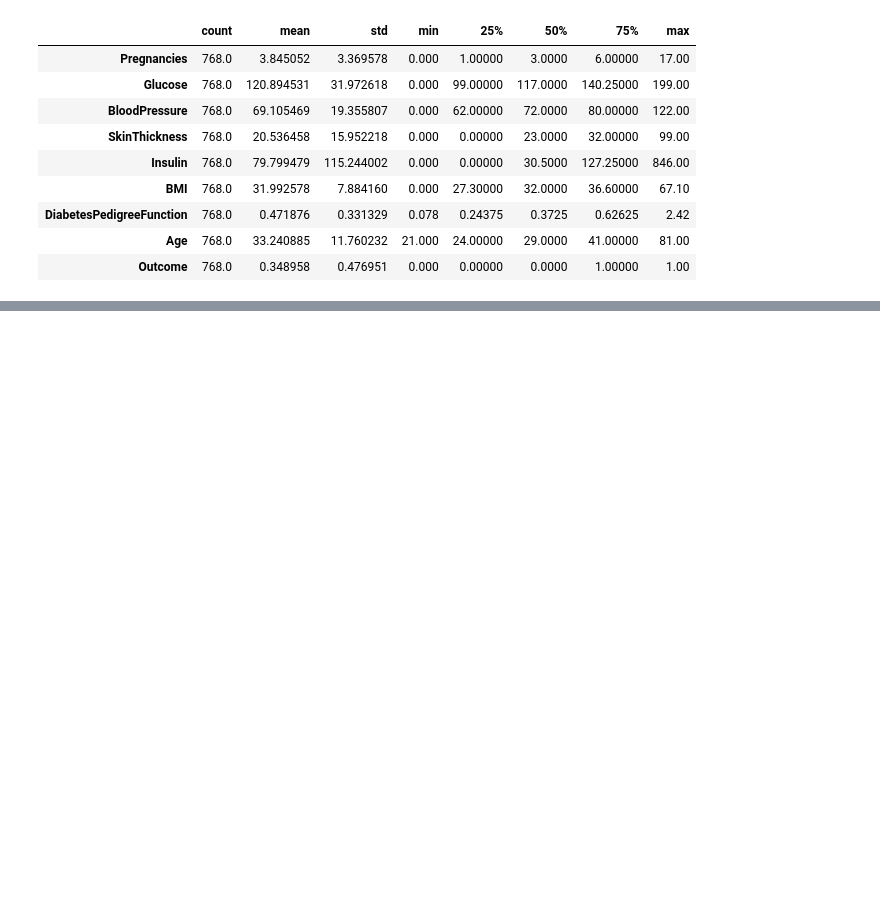
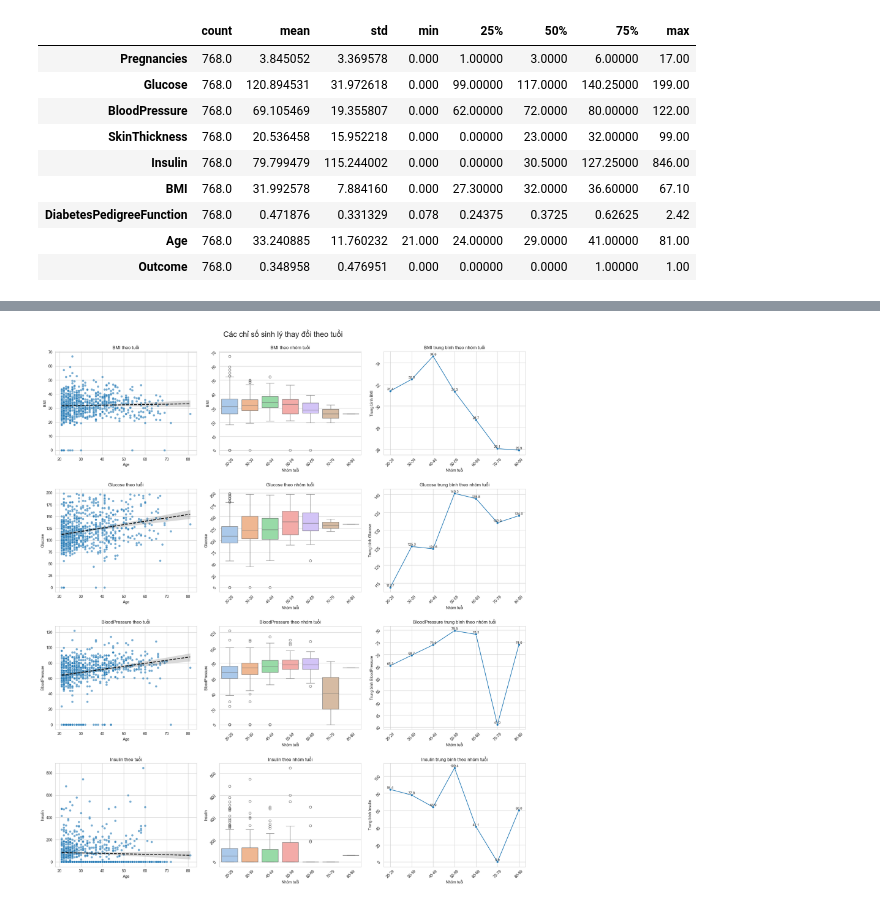
Before and after one commit to LeQuocBinh25/ThucHanh-TTNT, a Jupyter notebook: index.ipynb, the cells around one changed output, grey strips where cells are left out. Saved outputs shown, nothing was run; the diff lists cells and outputs as text; code cells hidden in the pictures; blank space fills up the shorter version.

```diff
--- a/index.ipynb
+++ b/index.ipynb
@@ -264,0 +376,56 @@ plt.show()
+# %%
+import pandas as pd
+import seaborn as sns
+import matplotlib.pyplot as plt
+import numpy as np
+import warnings
+warnings.filterwarnings("ignore")
+
+columns = ['Pregnancies','Glucose','BloodPressure','SkinThickness',
+           'Insulin','BMI','DiabetesPedigreeFunction','Age','Outcome']
+df = pd.read_csv('pima-indians-diabetes.csv', names=columns)
+
+bins = [20, 30, 40, 50, 60, 70, 80, 90]
+labels = ['20-29', '30-39', '40-49', '50-59', '60-69', '70-79', '80-89']
+df['Age_Group'] = pd.cut(df['Age'], bins=bins, labels=labels, right=False)
+
+features = ['BMI', 'Glucose', 'BloodPressure', 'Insulin']
+
+sns.set_style('whitegrid')
+fig, axes = plt.subplots(4, 3, figsize=(18, 20))
+axes = axes.flatten()
+
+for i, feat in enumerate(features):
+    # 1) Scatter + trendline (tất cả data)
+    ax = axes[i*3 + 0]
+    sns.scatterplot(data=df, x='Age', y=feat, color='#1f77b4', alpha=0.6, ax=ax)
+    sns.regplot(data=df, x='Age', y=feat, scatter=False, ax=ax,
+                line_kws={'color':'black','lw':2,'ls':'--'})
+    ax.set_title(f'{feat} theo tuổi')
+    ax.set_xlabel('Age')
+    ax.set_ylabel(feat)
+
+    # 2) Boxplot theo nhóm tuổi
+    ax = axes[i*3 + 1]
+    sns.boxplot(data=df, x='Age_Group', y=feat, ax=ax, palette='pastel')
+    ax.set_title(f'{feat} theo nhóm tuổi')
+    ax.set_xlabel('Nhóm tuổi')
+    ax.set_ylabel(feat)
+    ax.tick_params(rotation=45)
+
+    # 3) Trung bình theo nhóm tuổi
+    avg = df.groupby('Age_Group')[feat].mean().reset_index()
+    ax = axes[i*3 + 2]
+    sns.lineplot(data=avg, x='Age_Group', y=feat, marker='o', ax=ax, color='tab:blue')
+    ax.set_title(f'{feat} trung bình theo nhóm tuổi')
+    ax.set_xlabel('Nhóm tuổi')
+    ax.set_ylabel(f'Trung bình {feat}')
+    ax.tick_params(rotation=45)
+    for x, y in zip(avg['Age_Group'], avg[feat]):
+        ax.text(x, y, f'{y:.1f}', ha='center', va='bottom', fontsize=9)
+
+plt.tight_layout(h_pad=2.5, w_pad=2)
+plt.suptitle('Các chỉ số sinh lý thay đổi theo tuổi', fontsize=20, y=1.02)
+plt.show()
+# %% [output]
+[figure, added]
```
Also changed, not shown: parts of 7 cells of this notebook.
